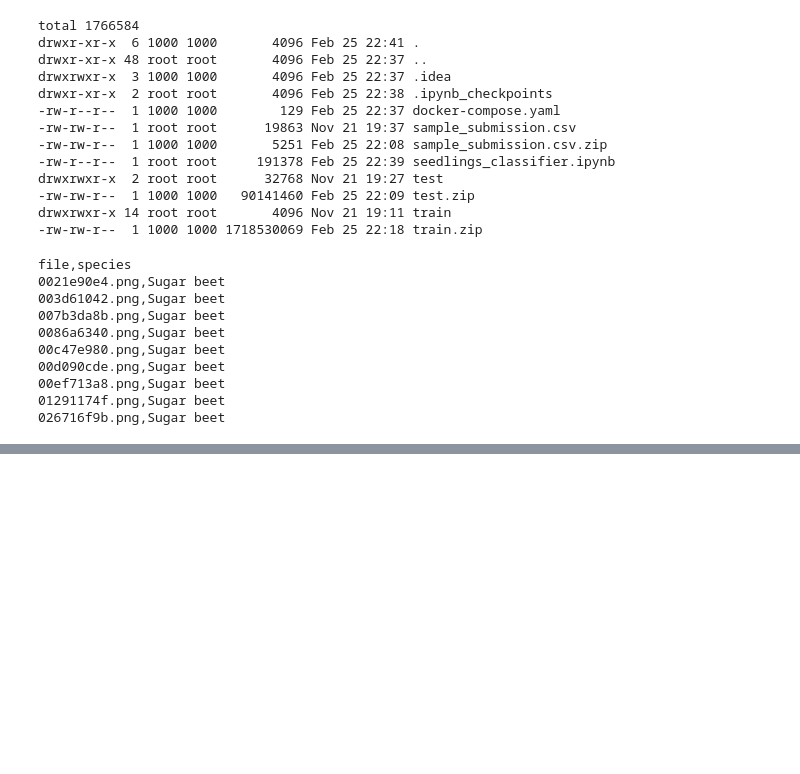
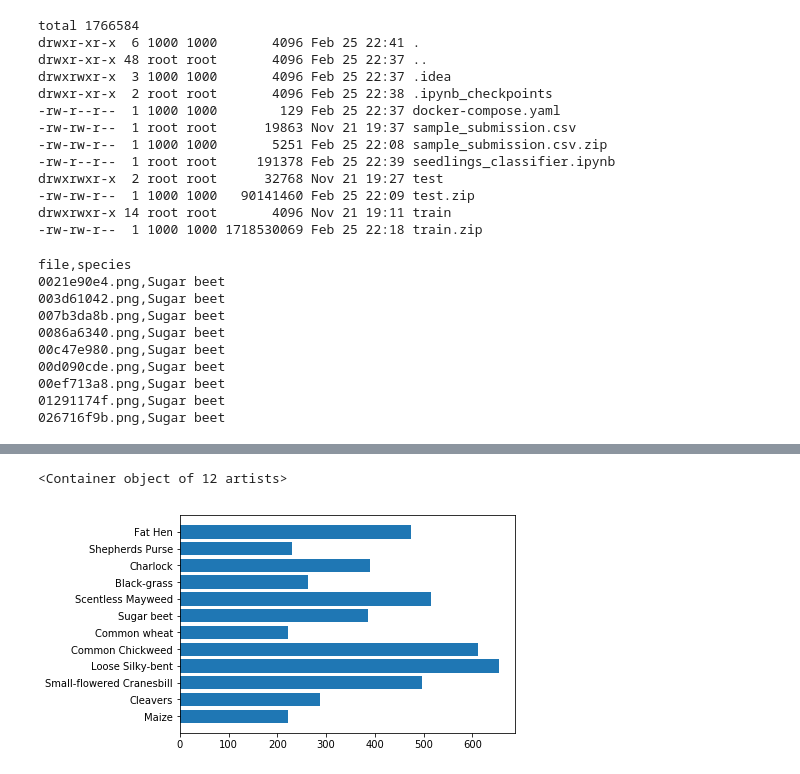
Before and after one commit to tivvit/seedling-classification, a Jupyter notebook: seedlings_classifier.ipynb, the cells around one changed output, grey strips where cells are left out. Drawn from its saved outputs; the diff is of its cells as text; code cells hidden in the pictures; blank space fills up the shorter version.

```diff
--- a/seedlings_classifier.ipynb
+++ b/seedlings_classifier.ipynb
@@ -40,0 +48,2 @@ file,species
+# %%
+train_pth = "train/"
@@ -40,0 +52,4 @@ file,species
+# %%
+categories = []
+for i in glob(os.path.join(train_pth, "*")):
+    categories.append(i.replace(train_pth, ""))
@@ -40,0 +71,7 @@ file,species
+# %%
+train = []
+category_counter = {c: 0 for c in categories}
+for c in categories:
+    for i in glob(os.path.join(train_pth, c, "*")):
+        category_counter[c] += 1
+        train.append((c, i))
@@ -40,0 +110,5 @@ file,species
+# %%
+plt.barh(range(len(category_counter)), category_counter.values(), tick_label=category_counter.keys())
+# %% [output]
+<Container object of 12 artists>
+[figure, added]
```
Also changed, not shown: parts of 13 cells of this notebook.
